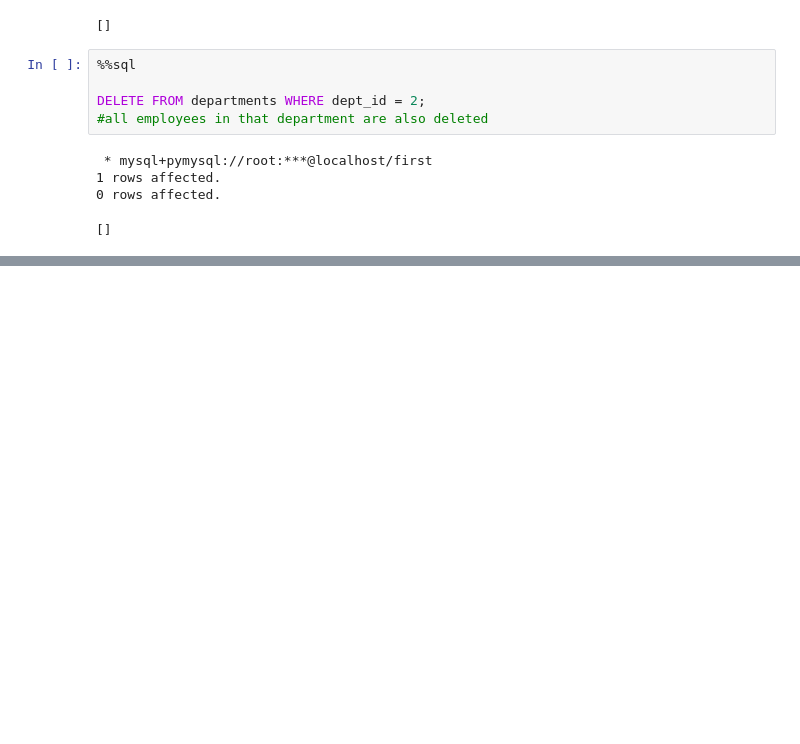
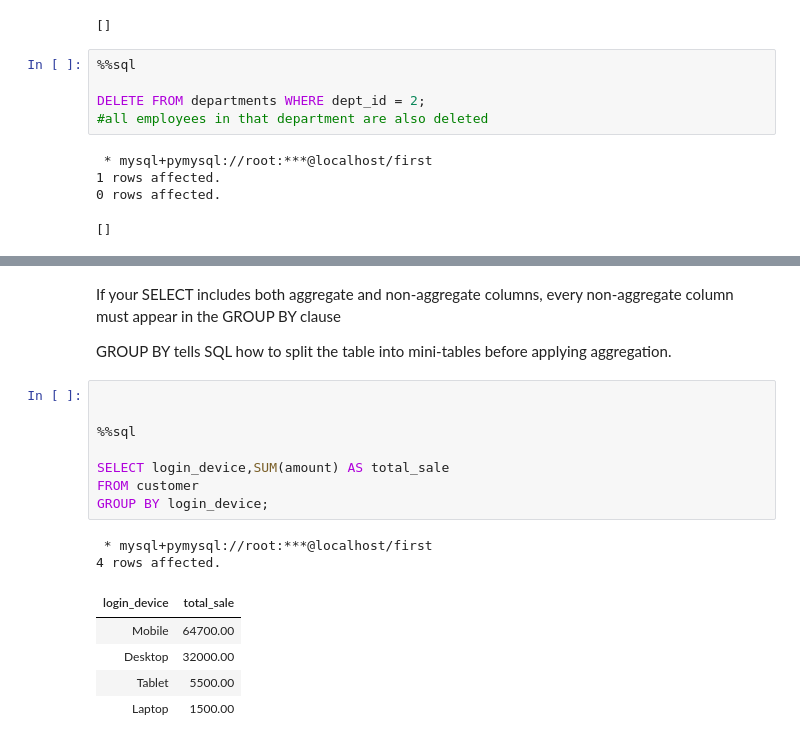
Before and after one commit to PushpalathaSK/AI_Practice, a Jupyter notebook: practice.ipynb, the cells around one changed output, grey strips where cells are left out. Cells and saved outputs as stored; diff of their text form; blank space fills up the shorter version.

```diff
--- a/practice.ipynb
+++ b/practice.ipynb
@@ -381,0 +452,21 @@ SHOW INDEX FROM employees;
+# %% [markdown]
+If your SELECT includes both aggregate and non-aggregate columns,
+every non-aggregate column must appear in the GROUP BY clause
+
+GROUP BY tells SQL how to split the table into mini-tables before applying aggregation.
+# %%
+
+
+%%sql
+
+SELECT login_device,SUM(amount) AS total_sale
+FROM customer
+GROUP BY login_device;
+# %% [output]
+ * mysql+pymysql://root:***@localhost/first
+4 rows affected.
+| login_device | total_sale |
+| Mobile | 64700.00 |
+| Desktop | 32000.00 |
+| Tablet | 5500.00 |
+| Laptop | 1500.00 |
```
Also changed, not shown: parts of 13 cells of this notebook.
